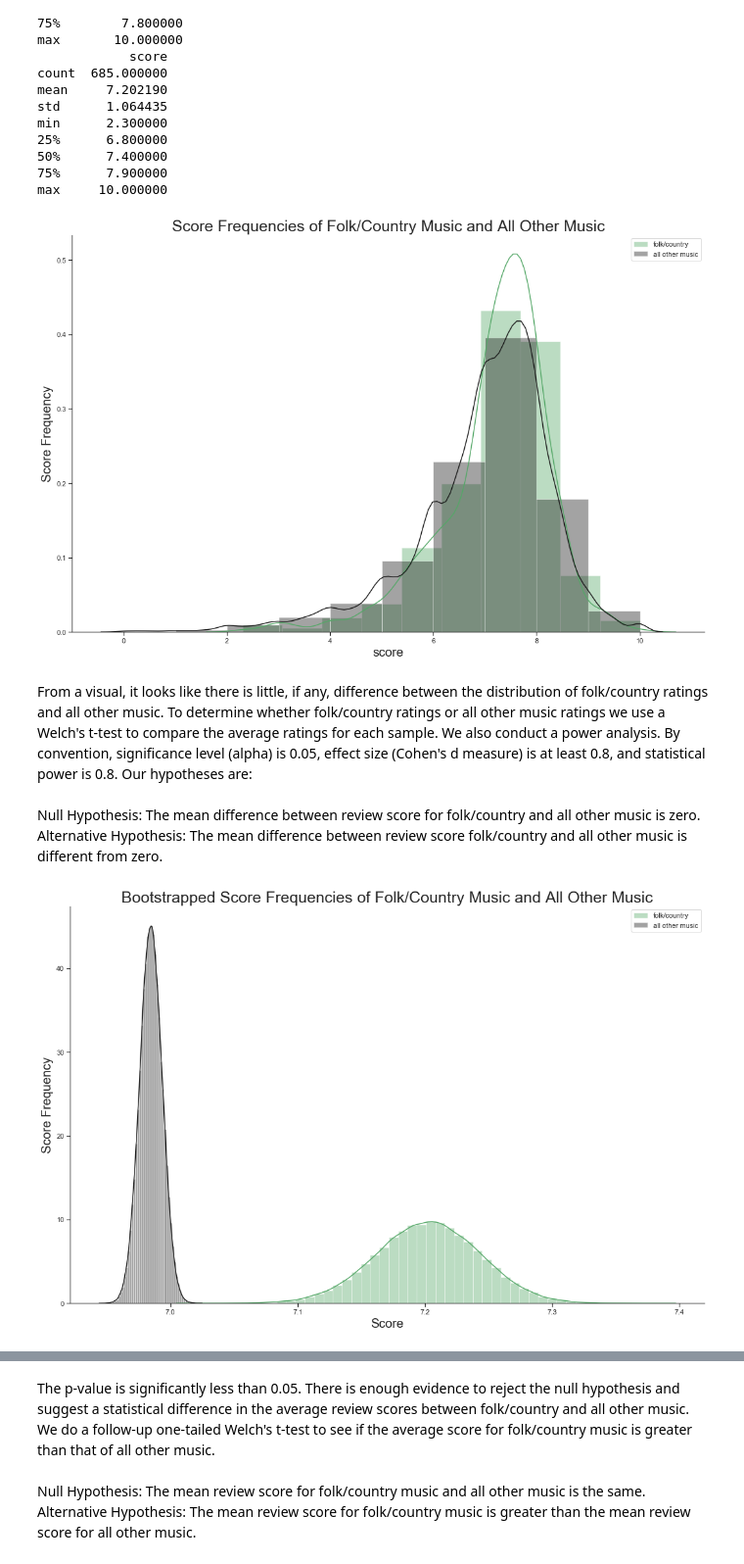
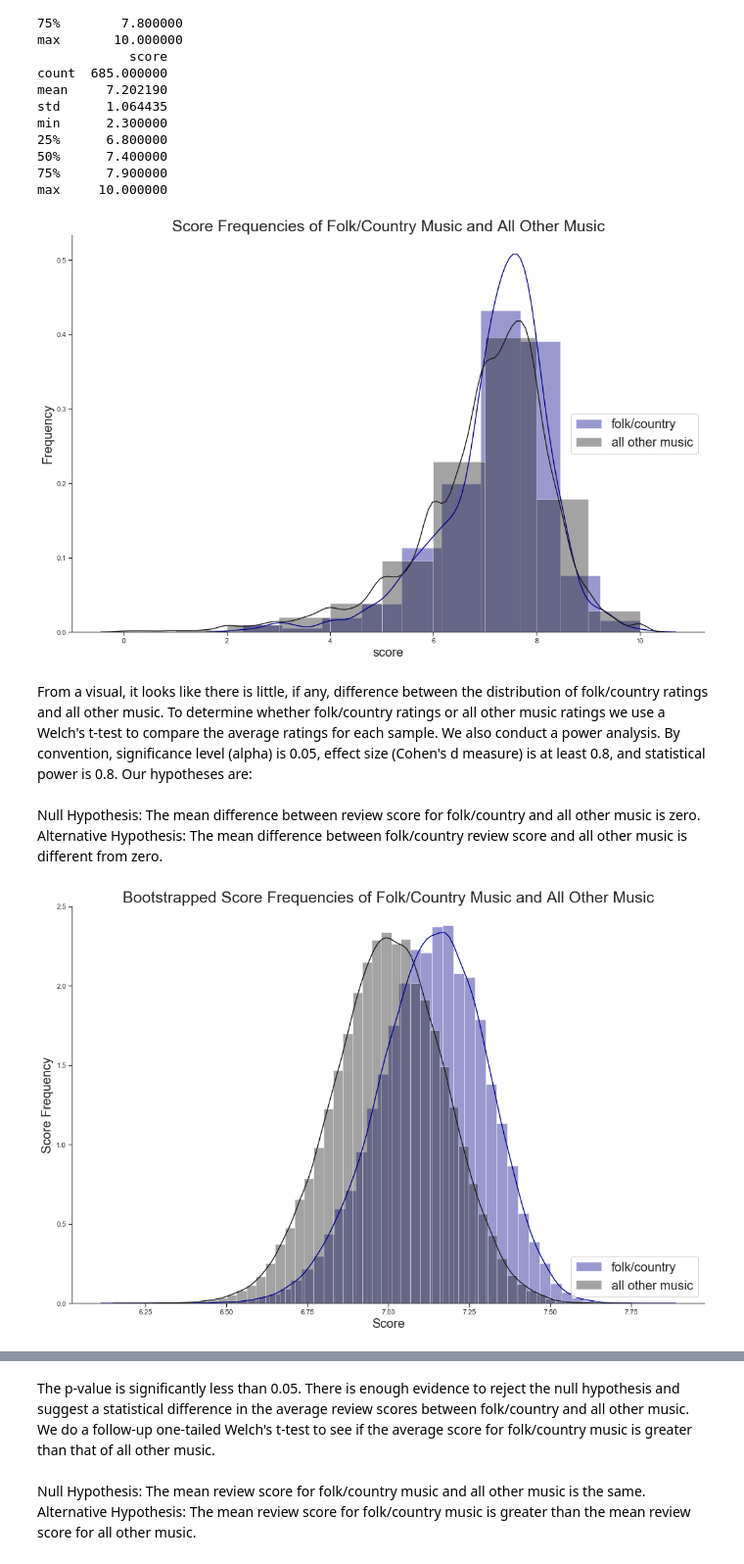
Before and after one commit to tsgreenwood-flatiron-data-science/mod2_final_project, a Jupyter notebook: folkenstein_nk.ipynb, the cells around one changed output, grey strips where cells are left out. Shown at 98% size. Drawn from its saved outputs; the diff is of its cells as text; code cells hidden in the pictures.

Commit message:
Clean up hypothesis testing

```diff
--- a/folkenstein_nk.ipynb
+++ b/folkenstein_nk.ipynb
@@ -373,17 +373,17 @@ sns.set()
 plt.figure(figsize=(15,10))
 sns.set_style("white", {"xtick.bottom":True, "ytick.left":True})
 plt.xlabel('Score', fontsize='20')
-plt.ylabel('Score Frequency', fontsize='20')
+plt.ylabel('Frequency', fontsize='20')
 plt.title('Score Frequencies of Folk/Country Music and All Other Music', fontsize='25')
-sns.distplot(folk_scores['score'], color='g', bins=10, label='folk/country')
+sns.distplot(folk_scores['score'], color='darkblue', bins=10, label='folk/country')
 sns.distplot(og_df['score'], color='k', bins=10, label='all other music')
 sns.despine()
 plt.tight_layout()
-plt.legend()
+plt.legend(loc='center right', fontsize=20)
 plt.show();
 # %% [output]
-[figure, old version]
+[figure, new version]
 # %% [markdown]
 From a visual, it looks like there is little, if any, difference between the distribution of folk/country ratings and all other music. To determine whether folk/country ratings or all other music ratings we use a Welch's t-test to compare the average ratings for each sample. We also conduct a power analysis. By convention, significance level (alpha) is 0.05, effect size (Cohen's d measure) is at least 0.8, and statistical power is 0.8. Our hypotheses are: <br> <br>
 Null Hypothesis: The mean difference between review score for folk/country and all other music is zero. <br>
-Alternative Hypothesis: The mean difference between review score folk/country and all other music is different from zero. <br>
+Alternative Hypothesis: The mean difference between folk/country review score and all other music is different from zero. <br>
@@ -396,24 +398,28 @@ def bootstrap(data, stat=np.mean, n_bootstraps=10**5):
         bootstrap_sample = np.random.choice(data, size=n)
         bootstrap_stats[i] = stat(bootstrap_sample)
     return bootstrap_stats
+# %%
+folk_small = np.random.choice(folk_scores['score'], size=n, replace=False)
 # %%
-folk_stats = bootstrap(folk_scores['score'])
+folk_stats = bootstrap(folk_small)
+# %%
+og_small = np.random.choice(og_df['score'], size=n, replace=False)
 # %%
-og_stats = bootstrap(og_df['score'])
+og_stats = bootstrap(og_small)
 # %%
 sns.set()
 plt.figure(figsize=(15,10))
 sns.set_style("white", {"xtick.bottom":True, "ytick.left":True})
 plt.xlabel('Score', fontsize='20')
 plt.ylabel('Score Frequency', fontsize='20')
 plt.title('Bootstrapped Score Frequencies of Folk/Country Music and All Other Music', fontsize='25')
-sns.distplot(folk_stats, color='g', label='folk/country')
+sns.distplot(folk_stats, color='darkblue', label='folk/country')
 sns.distplot(og_stats, color='k', label='all other music')
 sns.despine()
 plt.tight_layout()
-plt.legend()
+plt.legend(loc='lower right', fontsize=20)
 plt.show();
 # %% [output]
-[figure, old version]
+[figure, new version]
 # %%
 # Use scipy.stats to conduct 2-tailed, 2-sample t-test
```
Also changed, not shown: parts of 25 cells of this notebook, 1 other file.
